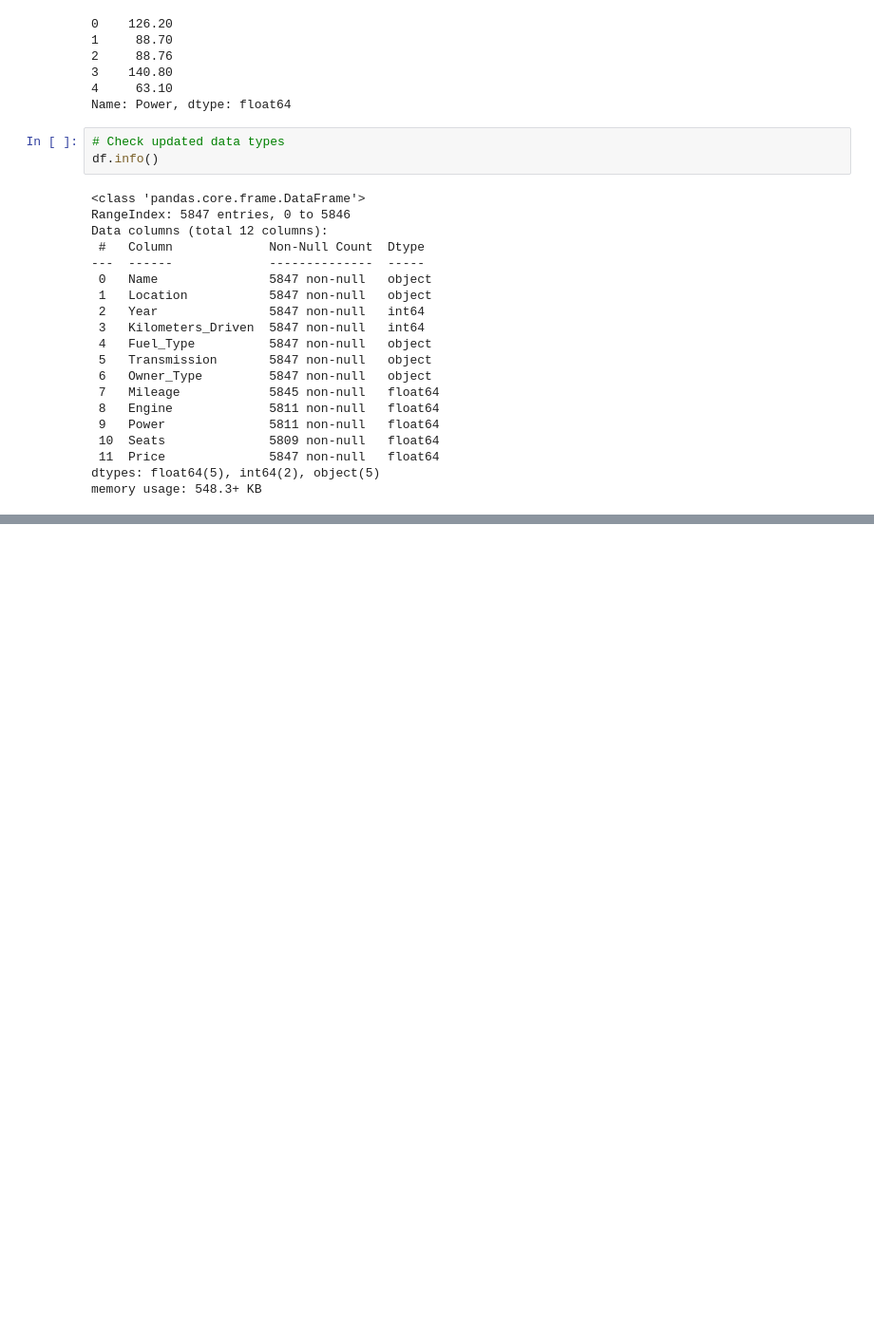
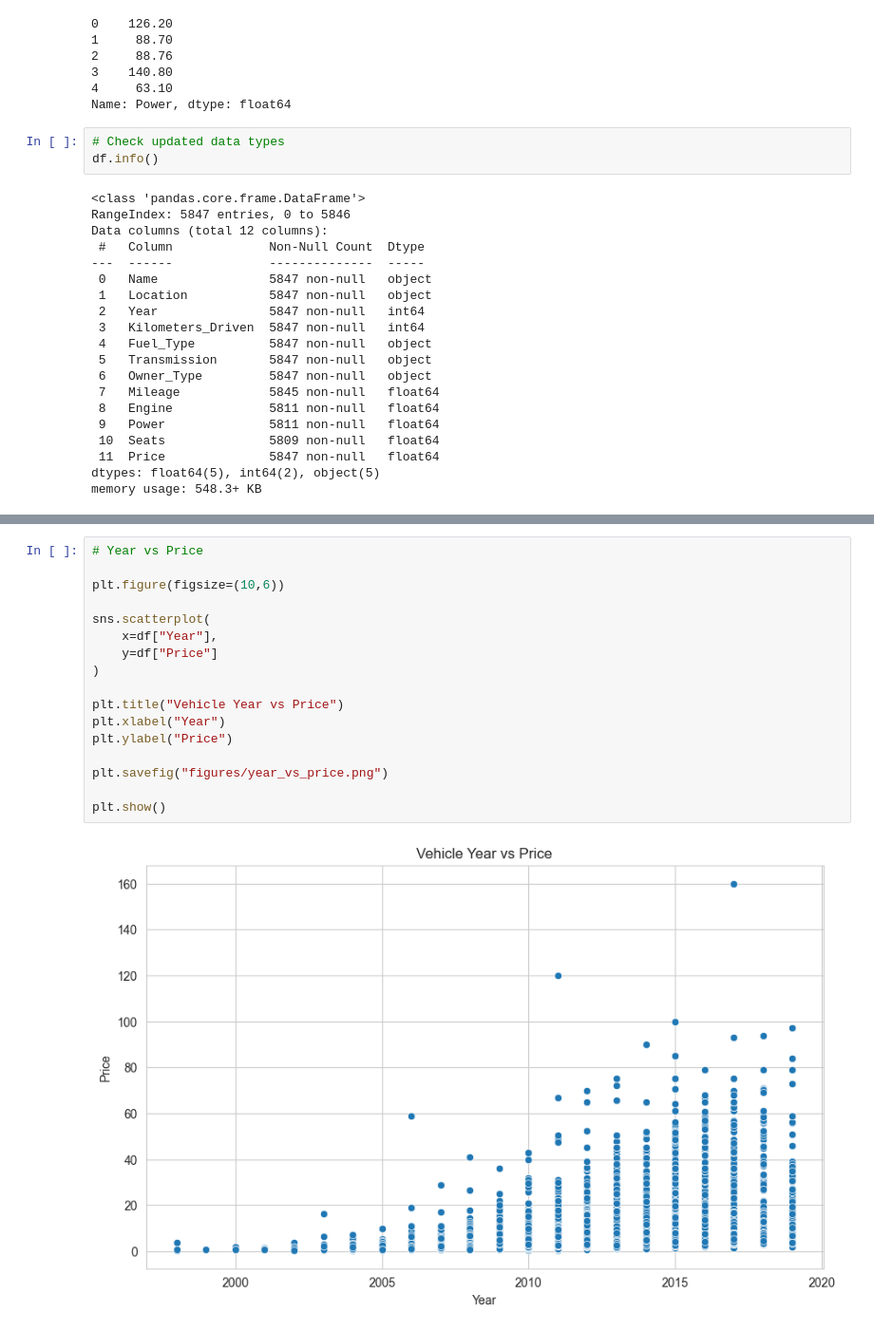
Before and after one commit to bryanpintado/used-car-price-prediction, a Jupyter notebook: 01_eda_and_modeling.ipynb, the cells around one changed output, grey strips where cells are left out. Shown at 95% size. Drawn from its saved outputs; the diff is of its cells as text; blank space fills up the shorter version.

```diff
--- a/01_eda_and_modeling.ipynb
+++ b/01_eda_and_modeling.ipynb
@@ -245,0 +290,19 @@ memory usage: 548.3+ KB
+# %%
+# Year vs Price
+
+plt.figure(figsize=(10,6))
+
+sns.scatterplot(
+    x=df["Year"],
+    y=df["Price"]
+)
+
+plt.title("Vehicle Year vs Price")
+plt.xlabel("Year")
+plt.ylabel("Price")
+
+plt.savefig("figures/year_vs_price.png")
+
+plt.show()
+# %% [output]
+[figure, added]
```
Also changed, not shown: parts of 6 cells of this notebook, 5 other files.
